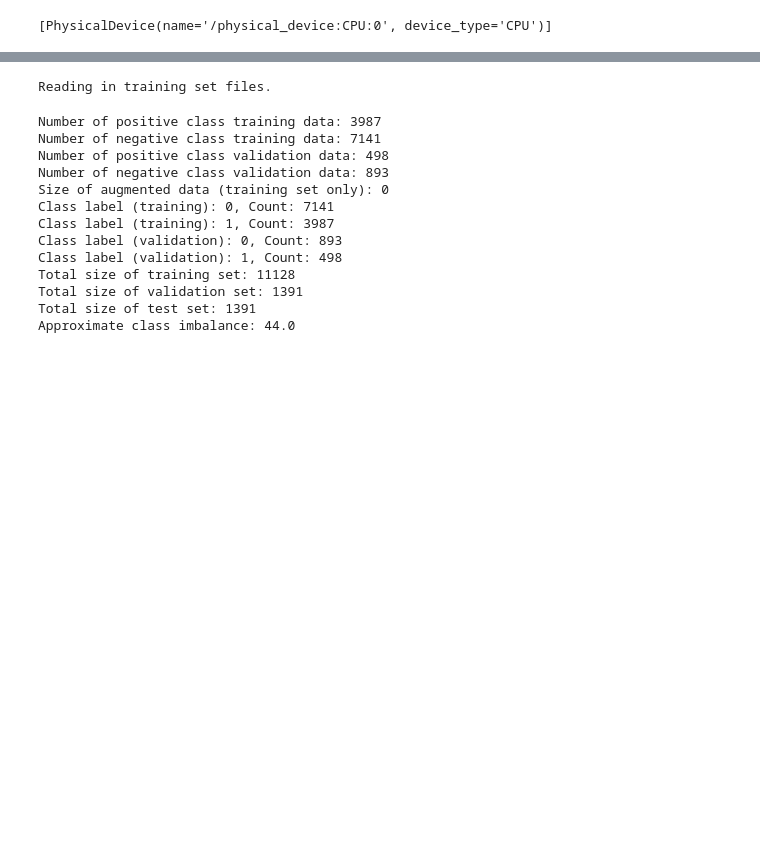
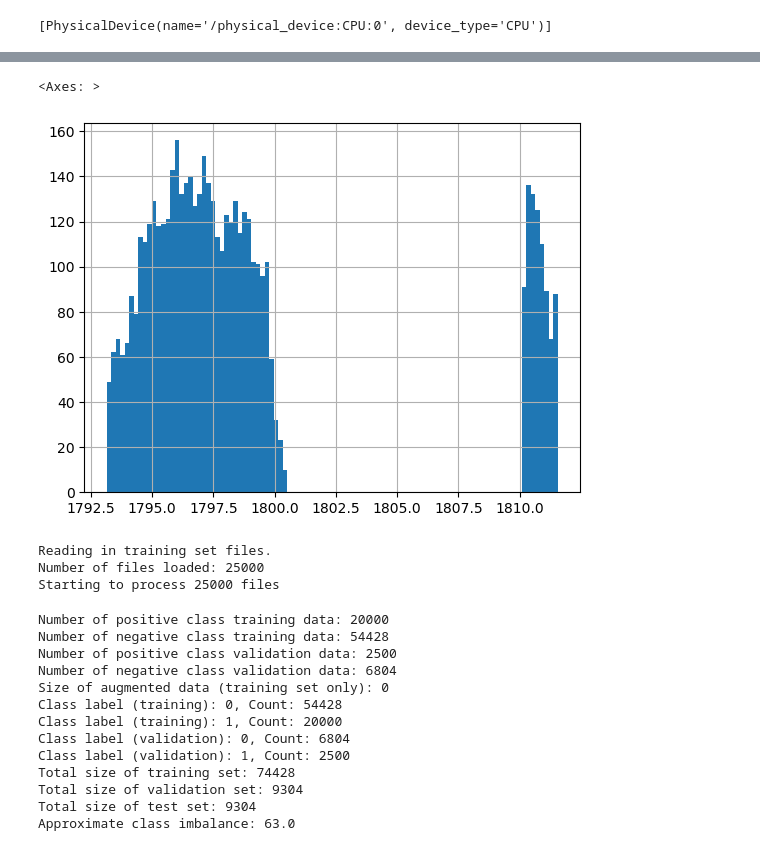
Before and after one commit to azibn/nets2, a Jupyter notebook: notebooks/CNN-test.ipynb, the cells around one changed output, grey strips where cells are left out. Drawn from its saved outputs; the diff is of its cells as text; code cells hidden in the pictures; blank space fills up the shorter version.

```diff
--- a/notebooks/CNN-test.ipynb
+++ b/notebooks/CNN-test.ipynb
@@ -22,0 +25,7 @@ print(tf.config.list_physical_devices())
+# %%
+exoplanets = stella.FlareDataSet(fn_dir='../models/exoplanets5k-scaled-to-baseline/',
+                         catalog='../catalogs/exoplanets5k-scaled-to-baseline.txt',cadences=cadences,frac_balance=0,training=0.8,validation=0.1)
+# fbinaries = stella.FlareDataSet(fn_dir='../models/binaries5k-scaled-to-baseline/',
+#                          catalog='../catalogs/binaries5k-scaled-to-baseline.txt',frac_balance=1,cadences=cadences,training=1,validation=0)
+# rbinaries = stella.FlareDataSet(fn_dir='../models/binaries-s18-scaled-to-baseline/',
+#                          catalog='../catalogs/binaries-s18.txt',cadences=cadences,frac_balance=0.,training=0.8,validation=0.1)
@@ -23,25 +49,29 @@ print(tf.config.list_physical_devices())
+# %%
+df2 = exoplanets.catalog.to_pandas()
+# %%
+df2.tpeak.hist(bins=100)
+# %% [output]
+<Axes: >
+[figure, added]
 # %%
-#exoplanets = stella.FlareDataSet(fn_dir='/Users/azib/Documents/open_source/nets2/models/exoplanets1k/',
-#                         catalog='/Users/azib/Documents/open_source/nets2/catalogs/exoplanets1k.txt',cadences=168,training=0.8,validation=0.1,frac_balance=0.5)
-#fbinaries = stella.FlareDataSet(fn_dir='/Users/azib/Documents/open_source/nets2/models/binaries1k/',
-#                         catalog='/Users/azib/Documents/open_source/nets2/catalogs/fakebinaries1k.txt',cadences=168,training=0.8,validation=0.1,frac_balance=0.65)
-#rbinaries = stella.FlareDataSet(fn_dir='/Users/azib/Documents/open_source/nets2/models/binaries-s7/',
-#                         catalog='/Users/azib/Documents/open_source/nets2/catalogs/binaries-catalog-s7.txt',cadences=168,training=0.8,validation=0.1,frac_balance=1)
-ds = stella.FlareDataSet(fn_dir='../models/kepler-comets/',
-                         catalog='../kepler-comets.txt',cadences=168,training=0.8,validation=0.1,frac_balance=0.61)#, other_datasets = [exoplanets,fbinaries,rbinaries],other_datasets_labels = [2,3,4])
+
+ds = stella.FlareDataSet(fn_dir='../models/test2/',
+                         catalog='../catalogs/test2.txt',cadences=cadences,frac_balance=0.,training=0.8,validation=0.1) #, merge_datasets=True, other_datasets = [exoplanets,fbinaries,rbinaries],other_datasets_labels = [2,3,4])
 #cnn = stella.ConvNN(output_dir='/Users/azib/Documents/open_source/nets2/cnn-models/',ds=ds)
 # %% [output]
 Reading in training set files.
+Number of files loaded: 25000
+Starting to process 25000 files
-Number of positive class training data: 3987
-Number of negative class training data: 7141
-Number of positive class validation data: 498
-Number of negative class validation data: 893
+Number of positive class training data: 20000
+Number of negative class training data: 54428
+Number of positive class validation data: 2500
+Number of negative class validation data: 6804
 Size of augmented data (training set only): 0
-Class label (training): 0, Count: 7141
-Class label (training): 1, Count: 3987
-Class label (validation): 0, Count: 893
-Class label (validation): 1, Count: 498
-Total size of training set: 11128
-Total size of validation set: 1391
-Total size of test set: 1391
-Approximate class imbalance: 44.0
+Class label (training): 0, Count: 54428
+Class label (training): 1, Count: 20000
+Class label (validation): 0, Count: 6804
+Class label (validation): 1, Count: 2500
+Total size of training set: 74428
+Total size of validation set: 9304
+Total size of test set: 9304
+Approximate class imbalance: 63.0
```
Also changed, not shown: parts of 20 cells of this notebook, 6 other files.
